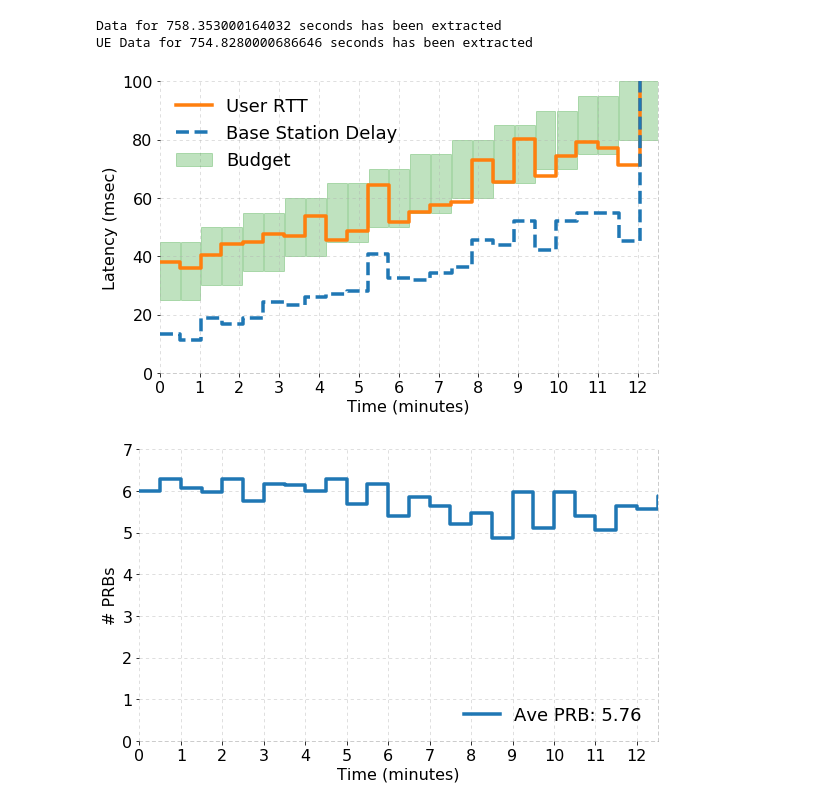
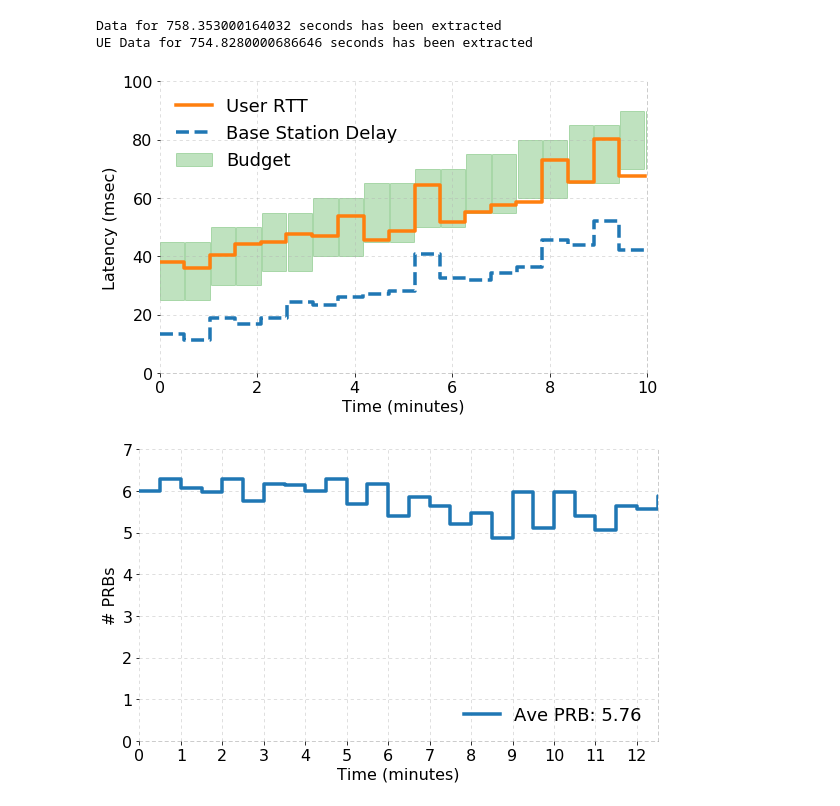
Before and after one commit to serhatarslan-hub/cell-order, a Jupyter notebook: analysis/cell-order-lat-eval-2.ipynb, the cells around one changed output. Saved outputs shown, nothing was run; the diff lists cells and outputs as text; code cells hidden in the pictures.

```diff
--- a/analysis/cell-order-lat-eval-2.ipynb
+++ b/analysis/cell-order-lat-eval-2.ipynb
@@ -20,6 +20,7 @@ FONT_SIZE = 16
 LINE_STYLE = (0,(4,4))
 LINE_WIDTH = 3.5
 SAVE_FIG = False
+X_MAX = 10 # Minutes to plot figures for
 
 RESERVATION = 'RES130780'
 exp_idx = '13min'
@@ -34,3 +35,4 @@ if (SAVE_FIG):
 
 SLA_PERIOD = 30 # seconds over which the SLAs are negotiated
 OUTLIER_PERCENTILE = 5 # Percentile to clip-off from both ends for each SLA period
+N_PRB_PER_RBG = 3
@@ -37,12 +117,15 @@ OUTLIER_PERCENTILE = 5 # Percentile to clip-off from both ends for each SLA peri
 # %%
 bs_data, budgets, ts_start = cell_order_log_analysis.read_cell_order_log(cell_order_log_filename)
 cell_order_log_analysis.summarize_over_sla_period(bs_data, SLA_PERIOD, OUTLIER_PERCENTILE)
+user_id = list(budgets['supply_times'].keys())[0]
+filter_bs_sla_stats(bs_data, budgets, ts_start)
 
 cur_data, slice_id, _ = cell_order_log_analysis.read_cell_order_ue_log(cell_order_ue_log_filename, ts_start)
 ue_data = {slice_id: cur_data}
 
 active_slice = list(ue_data.keys())[0]
 assert active_slice in bs_data.keys()
+filter_ue_sla_stats(ue_data, slice_id)
 # %% [output]
 Data for 758.353000164032 seconds has been extracted
 UE Data for 754.8280000686646 seconds has been extracted
@@ -75,25 +132,3 @@ for user_id, supply_times in budgets['supply_times'].items():
-# %%
-ue_data[active_slice]['filtered_ts_sec'] = []
-ue_data[active_slice]['filtered_rtt_msec'] = []
-for supply_time in ue_data[active_slice]['supply_times']:
-    ts_filter = np.logical_and(ue_data[active_slice]['raw_ts_sec'] >= supply_time,
-                               ue_data[active_slice]['raw_ts_sec'] < supply_time + SLA_PERIOD + 1)
-    if (not ts_filter.any()):
-        continue
-    sla_ts_sec = ue_data[active_slice]['raw_ts_sec'][ts_filter]
-    sla_rtt_msec = ue_data[active_slice]['raw_rtt_msec'][ts_filter]
-
-    outlier_filter = np.logical_and(sla_rtt_msec <= np.percentile(sla_rtt_msec, 100 - OUTLIER_PERCENTILE),
-                                    sla_rtt_msec >= np.percentile(sla_rtt_msec, OUTLIER_PERCENTILE))
-    if (outlier_filter.any()):
-        ue_data[active_slice]['filtered_ts_sec'].append(np.max(sla_ts_sec))
-        ue_data[active_slice]['filtered_rtt_msec'].append(np.mean(sla_rtt_msec[outlier_filter]))
-    else:
-        ue_data[active_slice]['filtered_ts_sec'].append(np.max(sla_ts_sec))
-        ue_data[active_slice]['filtered_rtt_msec'].append(np.median(sla_rtt_msec))
-
-ue_data[active_slice]['filtered_ts_sec'] = np.array(ue_data[active_slice]['filtered_ts_sec'])
-ue_data[active_slice]['filtered_rtt_msec'] = np.array(ue_data[active_slice]['filtered_rtt_msec'])
 # %%
 plt.figure(figsize = FIG_SIZE)
 
@@ -120,37 +155,37 @@ plt.gca().set_ylabel('Latency (msec)', fontsize=FONT_SIZE)
 plt.gca().tick_params(axis='y', labelsize=FONT_SIZE)
 plt.gca().tick_params(axis='x', labelsize=FONT_SIZE)
 plt.gca().set_ylim((0, 100))
-plt.gca().set_xlim([0,12.5])
-plt.gca().xaxis.set_ticks(np.arange(0, 13))
+plt.gca().set_xlim([0, X_MAX])
+# plt.gca().xaxis.set_ticks(np.arange(0, 13))
 
 plt.gca().legend(loc='upper left', frameon=False, fontsize=FONT_SIZE+2)
 
 plt.gca().grid(axis='both', alpha=0.5, linestyle=LINE_STYLE)
 
 plt.gca().spines['top'].set_visible(False)
 # plt.gca().spines['right'].set_visible(False)
 plt.gca().spines['left'].set_visible(False)
 plt.gca().spines["right"].set_linestyle(LINE_STYLE)
 plt.gca().spines["right"].set_alpha(0.5)
 plt.gca().spines["right"].set_color('gray')
 plt.gca().spines["left"].set_linestyle(LINE_STYLE)
 plt.gca().spines["left"].set_alpha(0.5)
 plt.gca().spines["left"].set_color('gray')
 plt.gca().spines["top"].set_linestyle(LINE_STYLE)
 plt.gca().spines["top"].set_alpha(0.5)
 plt.gca().spines["top"].set_color('gray')
 plt.gca().spines["bottom"].set_linestyle(LINE_STYLE)
 plt.gca().spines["bottom"].set_alpha(0.5)
 plt.gca().spines["bottom"].set_color('gray')
 
 plt.tight_layout()  # otherwise the right y-label is slightly clipped
 
 if SAVE_FIG:
     plt.savefig(reservation_out_dir + 'provider_vs_user_lat.pdf')
 
 plt.show()
 # %% [output]
-[figure, old version]
+[figure, new version]
 # %%
 plt.figure(figsize = FIG_SIZE)
 
```
Also changed, not shown: parts of 5 cells of this notebook, 4 other files.
